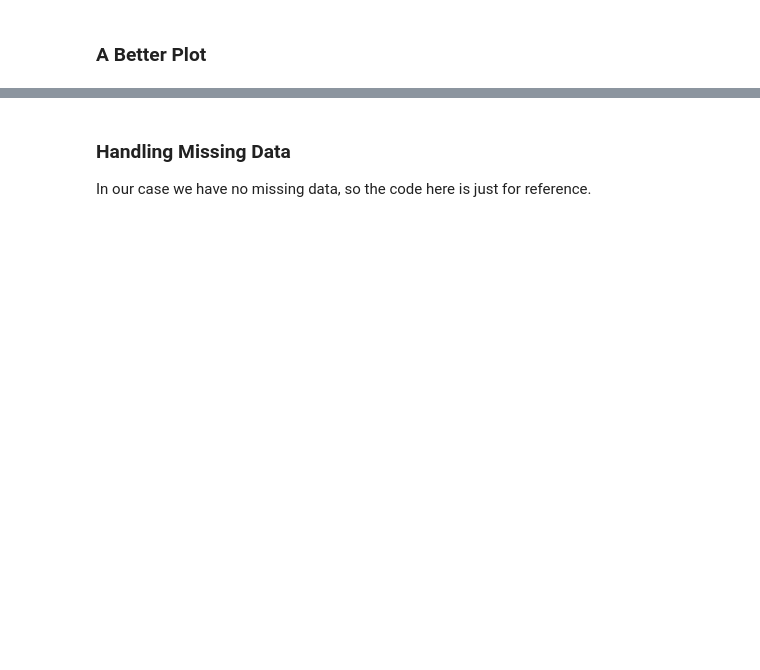
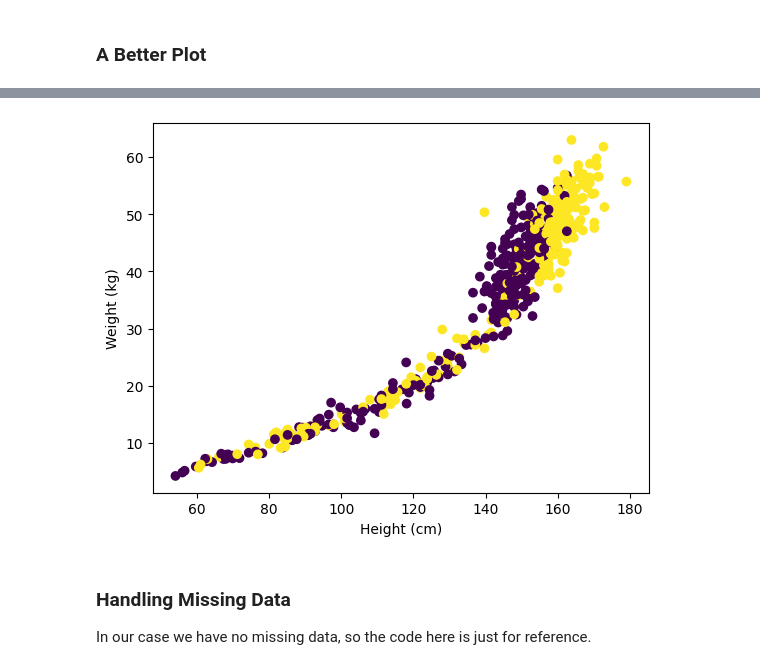
Before and after one commit to bjdawson23/applied-ml-branton, a Jupyter notebook: notebooks/example02/lab2_starter.ipynb, the cells around one changed output, grey strips where cells are left out. Drawn from its saved outputs; the diff is of its cells as text; code cells hidden in the pictures; blank space fills up the shorter version.

```diff
--- a/notebooks/example02/lab2_starter.ipynb
+++ b/notebooks/example02/lab2_starter.ipynb
@@ -28,3 +159,18 @@ howell_full: pd.DataFrame = pd.read_csv(data_path)
+# %%
+# Scatter plot colored by gender
+gender = howell_full['male']
+plt.scatter(height, weight, c=gender)
+plt.xlabel('Height (cm)')
+plt.ylabel('Weight (kg)')
+plt.show()
+# Scatter plot of age vs. height with gender coloring. Add label for male and female
+age = howell_full['age']
+plt.scatter(age, height, c=gender)
+plt.xlabel('Age (years)')
+plt.ylabel('Height (cm)')
+plt.show()
+# %% [output]
+[figure, added]
 # %% [markdown]
 ### Handling Missing Data
 In our case we have no missing data, so the code here is just for reference.
```
Also changed, not shown: parts of 21 cells of this notebook, 4 other files.
